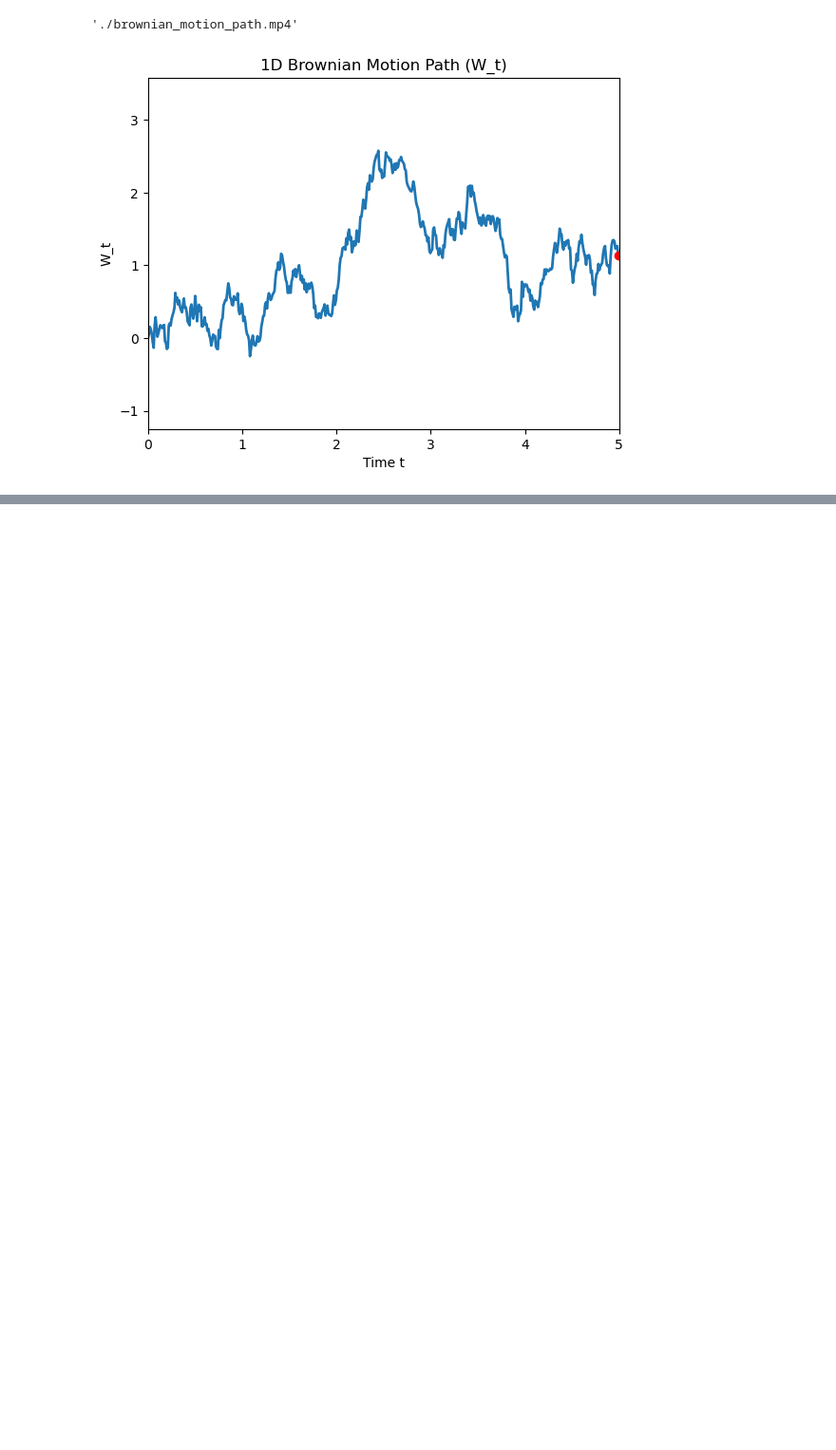
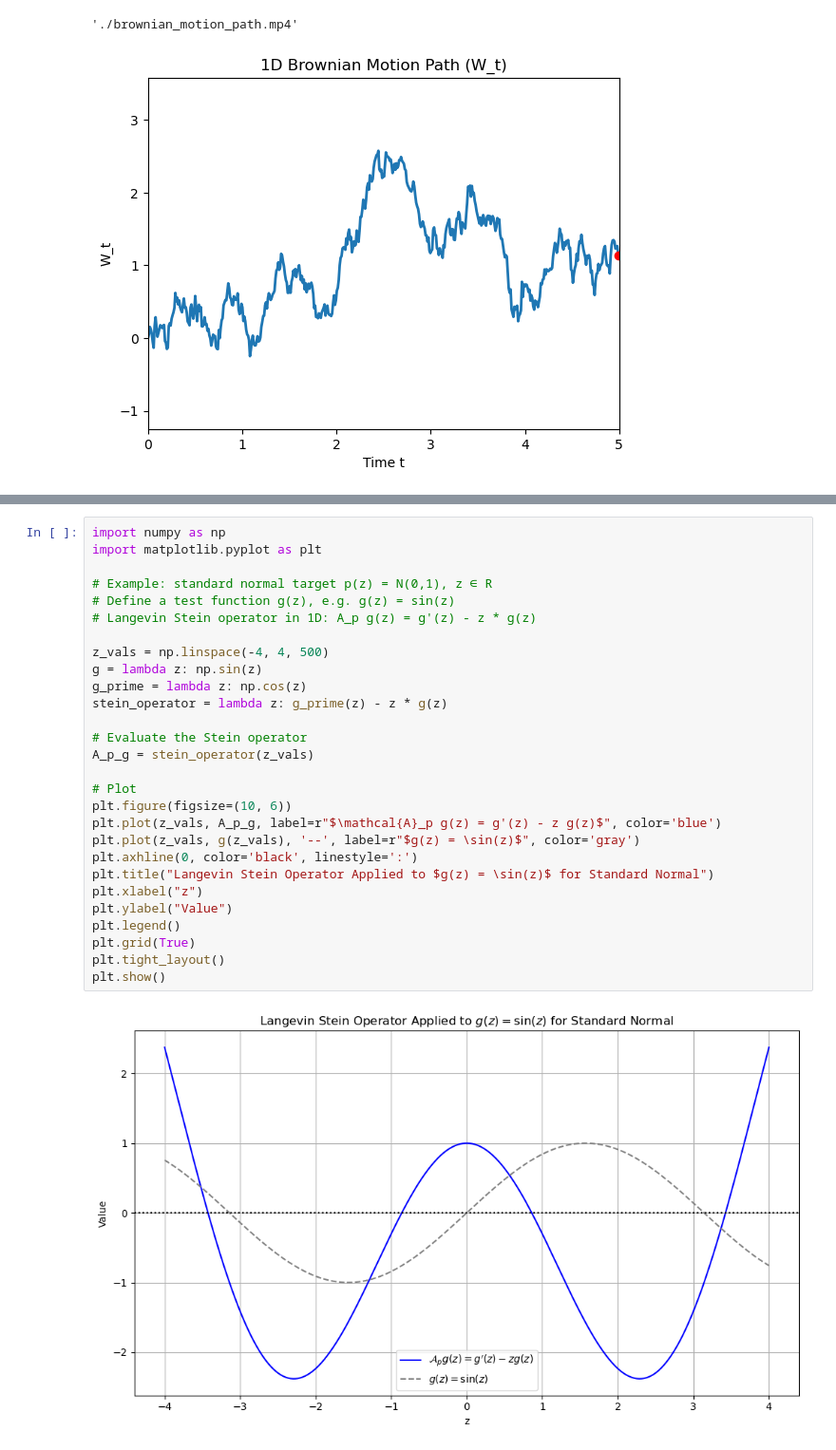
Before and after one commit to ElhamAfzali/My_Python_Projects, a Jupyter notebook: Rock_Papaer_Scissors_Game/src/game.ipynb, the cells around one changed output, grey strips where cells are left out. Shown at 95% size. Cells and saved outputs as stored; diff of their text form; blank space fills up the shorter version.

```diff
--- a/Rock_Papaer_Scissors_Game/src/game.ipynb
+++ b/Rock_Papaer_Scissors_Game/src/game.ipynb
@@ -280,0 +346,30 @@ output_path
+# %%
+import numpy as np
+import matplotlib.pyplot as plt
+
+# Example: standard normal target p(z) = N(0,1), z ∈ R
+# Define a test function g(z), e.g. g(z) = sin(z)
+# Langevin Stein operator in 1D: A_p g(z) = g'(z) - z * g(z)
+
+z_vals = np.linspace(-4, 4, 500)
+g = lambda z: np.sin(z)
+g_prime = lambda z: np.cos(z)
+stein_operator = lambda z: g_prime(z) - z * g(z)
+
+# Evaluate the Stein operator
+A_p_g = stein_operator(z_vals)
+
+# Plot
+plt.figure(figsize=(10, 6))
+plt.plot(z_vals, A_p_g, label=r"$\mathcal{A}_p g(z) = g'(z) - z g(z)$", color='blue')
+plt.plot(z_vals, g(z_vals), '--', label=r"$g(z) = \sin(z)$", color='gray')
+plt.axhline(0, color='black', linestyle=':')
+plt.title("Langevin Stein Operator Applied to $g(z) = \sin(z)$ for Standard Normal")
+plt.xlabel("z")
+plt.ylabel("Value")
+plt.legend()
+plt.grid(True)
+plt.tight_layout()
+plt.show()
+# %% [output]
+[figure, added]
```
Also changed, not shown: parts of 2 cells of this notebook, 1 other file.
